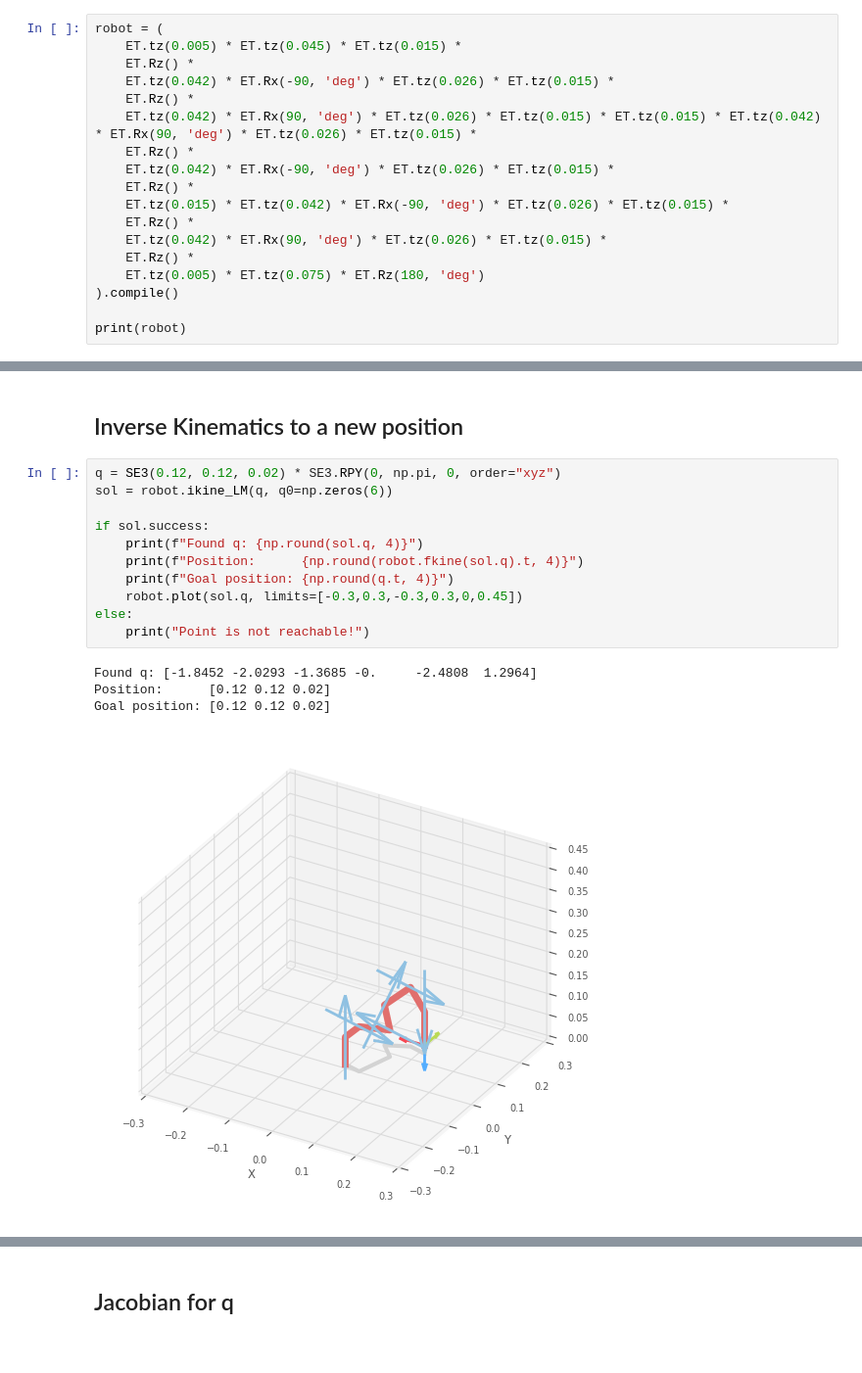
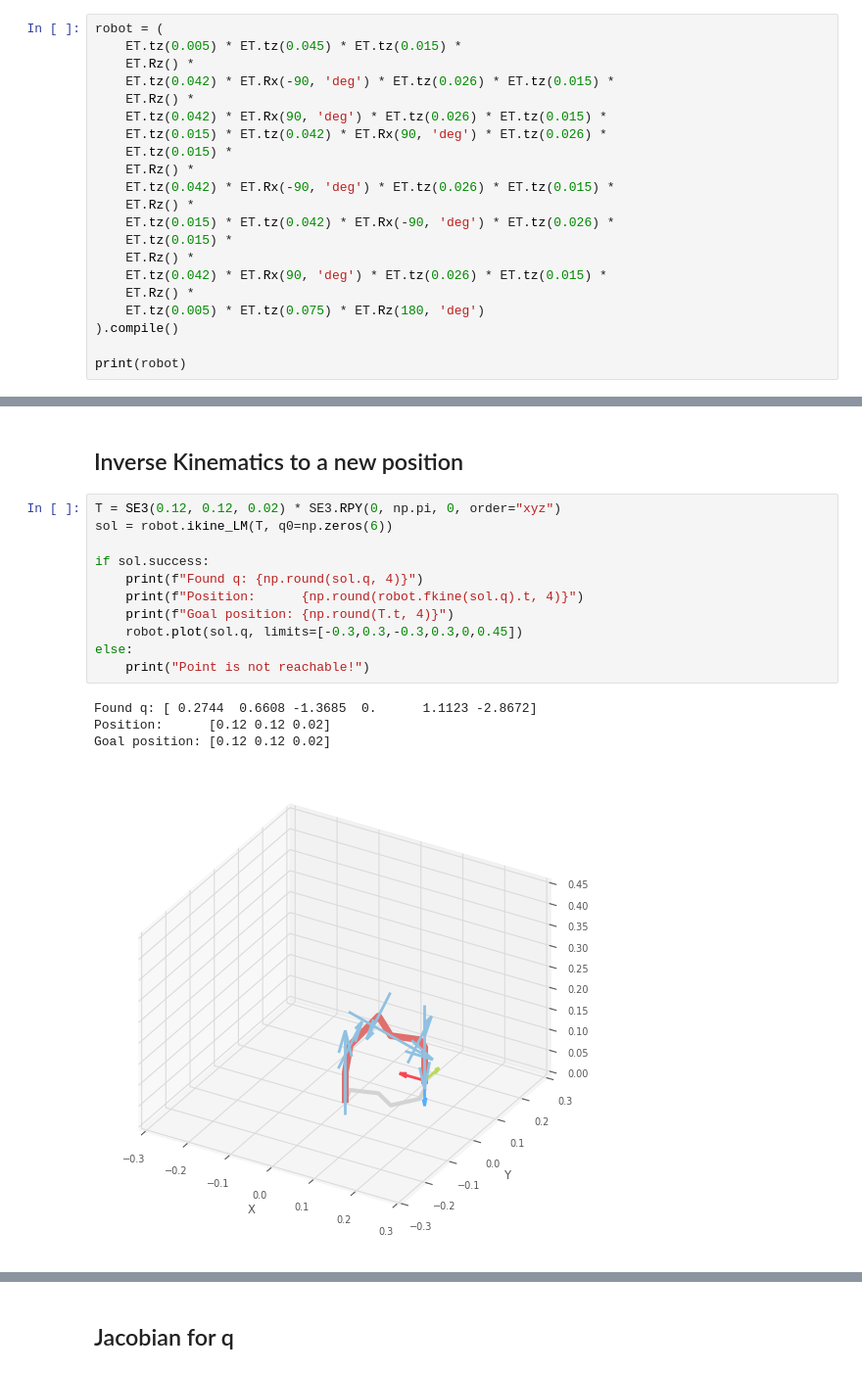
Before and after one commit to kyovchev/educational-robot, a Jupyter notebook: Kinematics/ModelETS.ipynb, the cells around one changed output, grey strips where cells are left out. Shown at 98% size. Saved outputs shown, nothing was run; the diff lists cells and outputs as text.

```diff
--- a/Kinematics/ModelETS.ipynb
+++ b/Kinematics/ModelETS.ipynb
@@ -10,11 +10,14 @@ robot = (
     ET.Rz() *
     ET.tz(0.042) * ET.Rx(-90, 'deg') * ET.tz(0.026) * ET.tz(0.015) *
     ET.Rz() *
-    ET.tz(0.042) * ET.Rx(90, 'deg') * ET.tz(0.026) * ET.tz(0.015) * ET.tz(0.015) * ET.tz(0.042) * ET.Rx(90, 'deg') * ET.tz(0.026) * ET.tz(0.015) *
+    ET.tz(0.042) * ET.Rx(90, 'deg') * ET.tz(0.026) * ET.tz(0.015) *
+    ET.tz(0.015) * ET.tz(0.042) * ET.Rx(90, 'deg') * ET.tz(0.026) *
+    ET.tz(0.015) *
     ET.Rz() *
     ET.tz(0.042) * ET.Rx(-90, 'deg') * ET.tz(0.026) * ET.tz(0.015) *
     ET.Rz() *
-    ET.tz(0.015) * ET.tz(0.042) * ET.Rx(-90, 'deg') * ET.tz(0.026) * ET.tz(0.015) *
+    ET.tz(0.015) * ET.tz(0.042) * ET.Rx(-90, 'deg') * ET.tz(0.026) *
+    ET.tz(0.015) *
     ET.Rz() *
     ET.tz(0.042) * ET.Rx(90, 'deg') * ET.tz(0.026) * ET.tz(0.015) *
     ET.Rz() *
@@ -82,21 +85,21 @@ Position error: 3.46e-06 m
 # %% [markdown]
 ## Inverse Kinematics to a new position
 # %%
-q = SE3(0.12, 0.12, 0.02) * SE3.RPY(0, np.pi, 0, order="xyz")
-sol = robot.ikine_LM(q, q0=np.zeros(6))
+T = SE3(0.12, 0.12, 0.02) * SE3.RPY(0, np.pi, 0, order="xyz")
+sol = robot.ikine_LM(T, q0=np.zeros(6))
 
 if sol.success:
     print(f"Found q: {np.round(sol.q, 4)}")
     print(f"Position:      {np.round(robot.fkine(sol.q).t, 4)}")
-    print(f"Goal position: {np.round(q.t, 4)}")
+    print(f"Goal position: {np.round(T.t, 4)}")
     robot.plot(sol.q, limits=[-0.3,0.3,-0.3,0.3,0,0.45])
 else:
     print("Point is not reachable!")
 # %% [output]
-Found q: [-1.8452 -2.0293 -1.3685 -0.     -2.4808  1.2964]
+Found q: [ 0.2744  0.6608 -1.3685  0.      1.1123 -2.8672]
 Position:      [0.12 0.12 0.02]
 Goal position: [0.12 0.12 0.02]
-[figure, old version]
+[figure, new version]
 <Figure size 640x480 with 0 Axes>
 # %% [markdown]
 ## Jacobian for q
```
Also changed, not shown: parts of 1 cell of this notebook, 3 other files.
